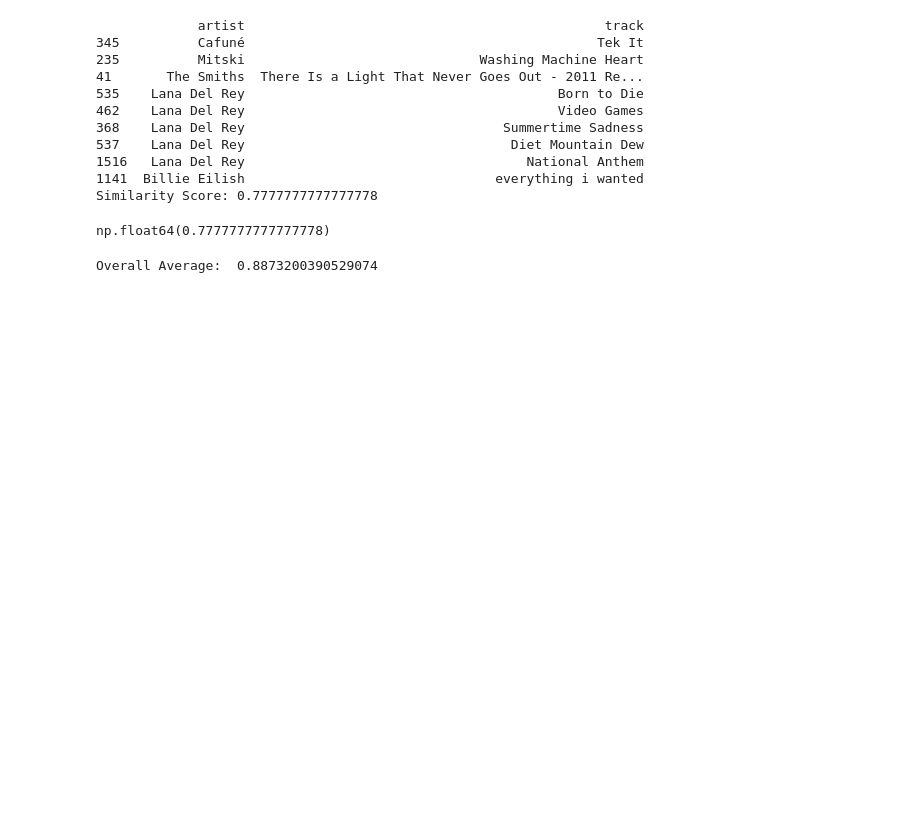
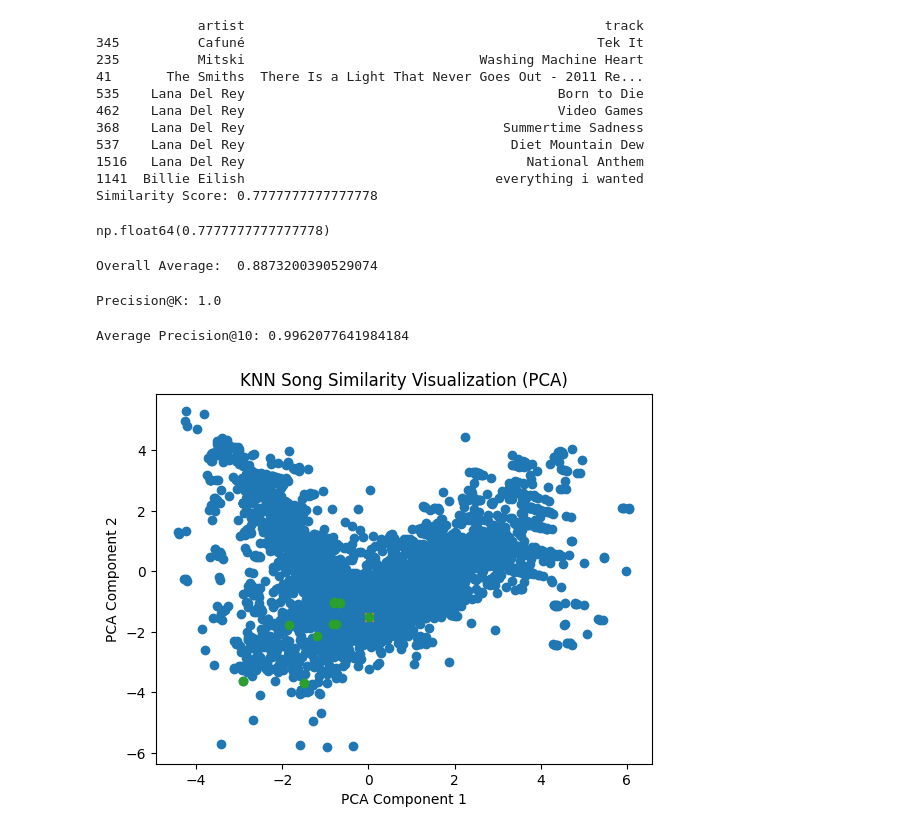
Before and after one commit to aradhana-ramesh/SongRecs, a Jupyter notebook: KNN_songreccs_model.ipynb, the cells around one changed output. Cells and saved outputs as stored; diff of their text form; code cells hidden in the pictures; blank space fills up the shorter version.

Commit message:
Added some evaluation code for models

```diff
--- a/KNN_songreccs_model.ipynb
+++ b/KNN_songreccs_model.ipynb
@@ -239,0 +269,51 @@ Overall Average:  0.8873200390529074
+# %%
+song_index = 0
+print("Precision@K:", precision_at_k(song_index, k=10))
+# %% [output]
+Precision@K: 1.0
+# %%
+total = 0
+n = len(df)
+
+for i in range(n):
+    total += precision_at_k(i, k=10)
+
+print("Average Precision@10:", total / n)
+# %% [output]
+Average Precision@10: 0.9962077641984184
+# %%
+from sklearn.decomposition import PCA
+import matplotlib.pyplot as plt
+
+# Reduce to 2D
+pca = PCA(n_components=2)
+X_2d = pca.fit_transform(X_scaled)
+
+# Pick a song
+song_index = 0
+
+# Get neighbors
+distances, indices = model.kneighbors(
+    X_scaled[song_index].reshape(1, -1),
+    n_neighbors=11
+)
+
+neighbors = indices[0]
+
+# Plot everything
+plt.figure()
+plt.scatter(X_2d[:, 0], X_2d[:, 1])  # all songs
+
+# Original song
+plt.scatter(X_2d[song_index, 0], X_2d[song_index, 1], marker='x')
+
+# Neighbors
+plt.scatter(X_2d[neighbors, 0], X_2d[neighbors, 1], marker='o')
+
+plt.title("KNN Song Similarity Visualization (PCA)")
+plt.xlabel("PCA Component 1")
+plt.ylabel("PCA Component 2")
+
+plt.show()
+# %% [output]
+[figure, added]
```
Also changed, not shown: parts of 5 cells of this notebook, 1 other file.
